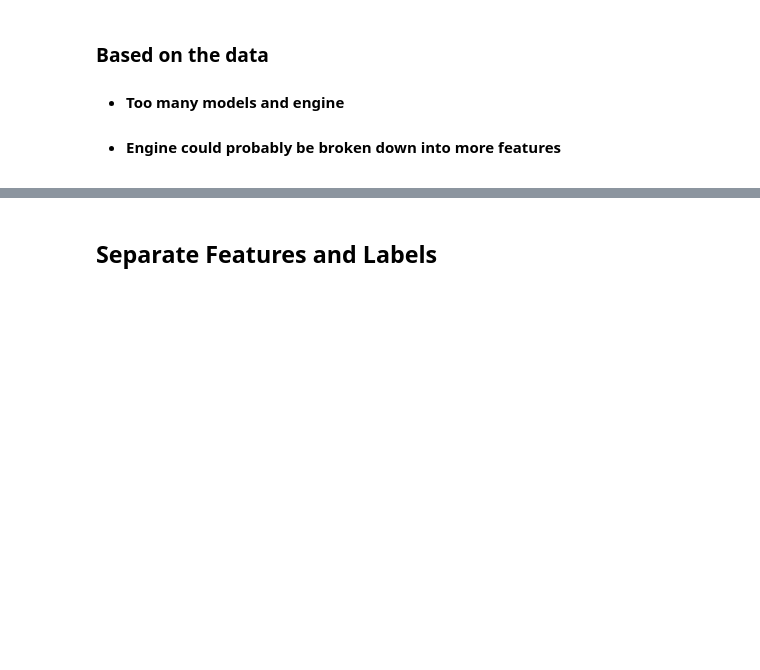
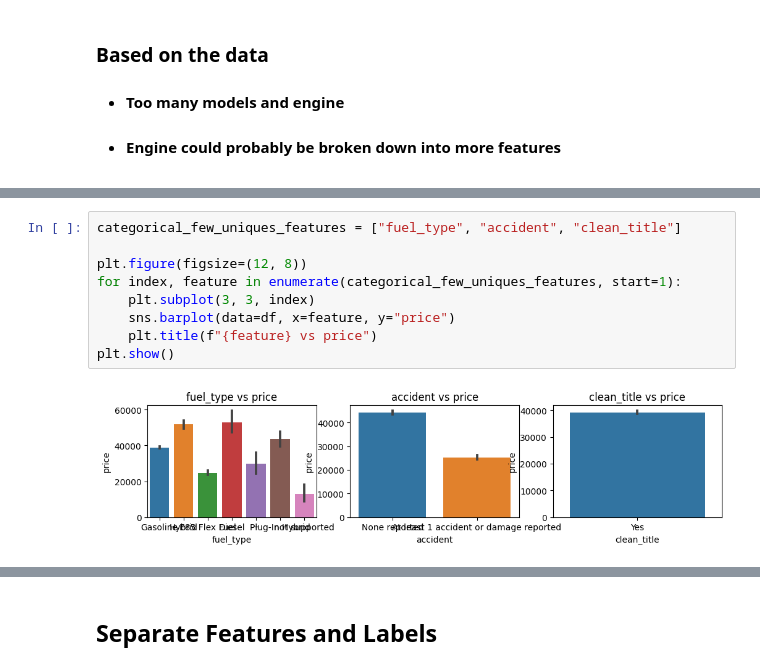
Before and after one commit to SiegfredLorelle/kagglex-car-price-prediction, a Jupyter notebook: kagglex-car-price.ipynb, the cells around one changed output, grey strips where cells are left out. Cells and saved outputs as stored; diff of their text form; blank space fills up the shorter version.

```diff
--- a/kagglex-car-price.ipynb
+++ b/kagglex-car-price.ipynb
@@ -129,0 +170,11 @@ df.describe()
+# %%
+categorical_few_uniques_features = ["fuel_type", "accident", "clean_title"]
+
+plt.figure(figsize=(12, 8))
+for index, feature in enumerate(categorical_few_uniques_features, start=1):
+    plt.subplot(3, 3, index)
+    sns.barplot(data=df, x=feature, y="price")
+    plt.title(f"{feature} vs price")
+plt.show()
+# %% [output]
+[figure, added]
```
Also changed, not shown: parts of 11 cells of this notebook.
